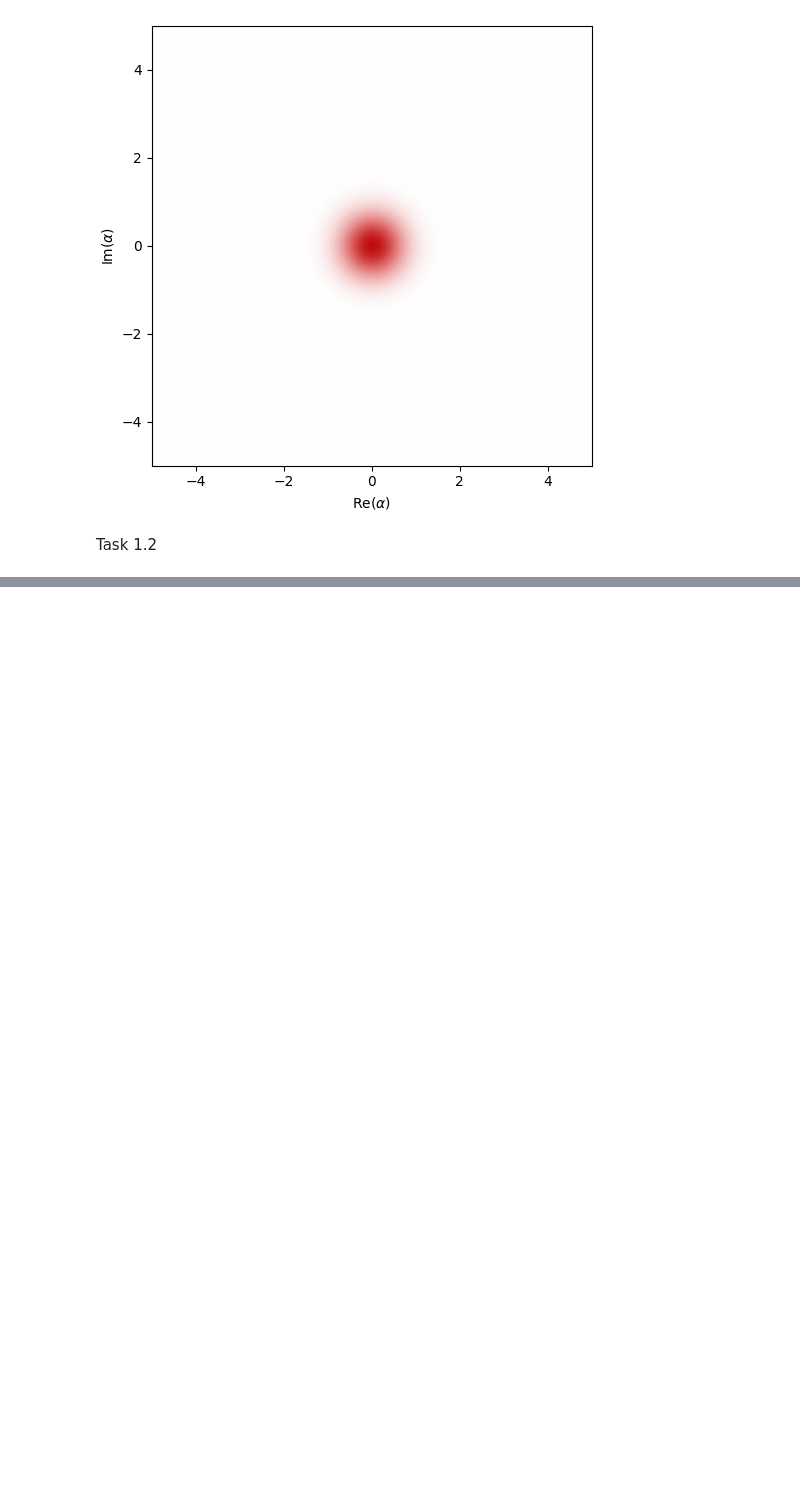
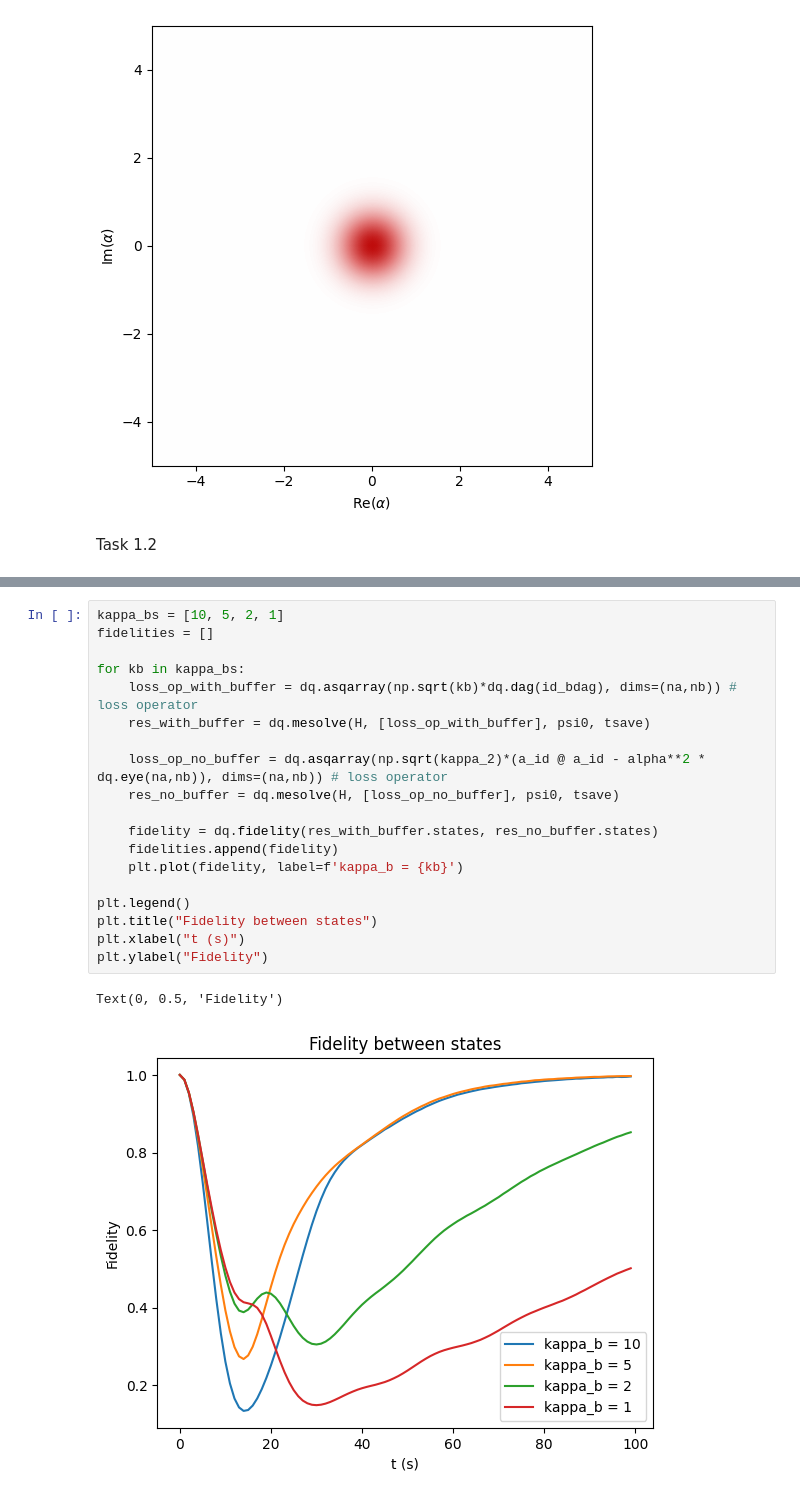
Before and after one commit to Vannagar/2025-Alice-and-Bob, a Jupyter notebook: submissions/schrodingerskittens/Part 1.ipynb, the cells around one changed output, grey strips where cells are left out. Saved outputs shown, nothing was run; the diff lists cells and outputs as text; blank space fills up the shorter version.

```diff
--- a/submissions/schrodingerskittens/Part 1.ipynb
+++ b/submissions/schrodingerskittens/Part 1.ipynb
@@ -52,0 +63,22 @@ dq.plot.wigner_gif(dq.ptrace(res.states, 0, (na,nb)))
+# %%
+kappa_bs = [10, 5, 2, 1]
+fidelities = []
+
+for kb in kappa_bs:
+    loss_op_with_buffer = dq.asqarray(np.sqrt(kb)*dq.dag(id_bdag), dims=(na,nb)) # loss operator
+    res_with_buffer = dq.mesolve(H, [loss_op_with_buffer], psi0, tsave)
+
+    loss_op_no_buffer = dq.asqarray(np.sqrt(kappa_2)*(a_id @ a_id - alpha**2 * dq.eye(na,nb)), dims=(na,nb)) # loss operator
+    res_no_buffer = dq.mesolve(H, [loss_op_no_buffer], psi0, tsave)
+
+    fidelity = dq.fidelity(res_with_buffer.states, res_no_buffer.states)
+    fidelities.append(fidelity)
+    plt.plot(fidelity, label=f'kappa_b = {kb}')
+
+plt.legend()
+plt.title("Fidelity between states")
+plt.xlabel("t (s)")
+plt.ylabel("Fidelity")
+# %% [output]
+Text(0, 0.5, 'Fidelity')
+[figure, added]
```
Also changed, not shown: parts of 4 cells of this notebook.
